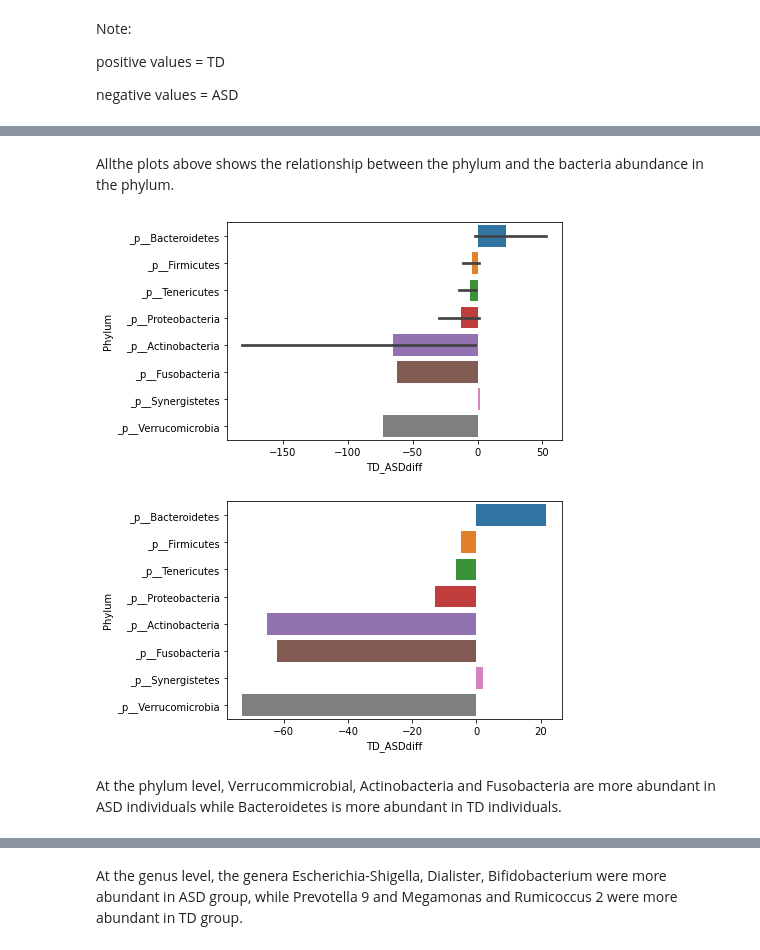
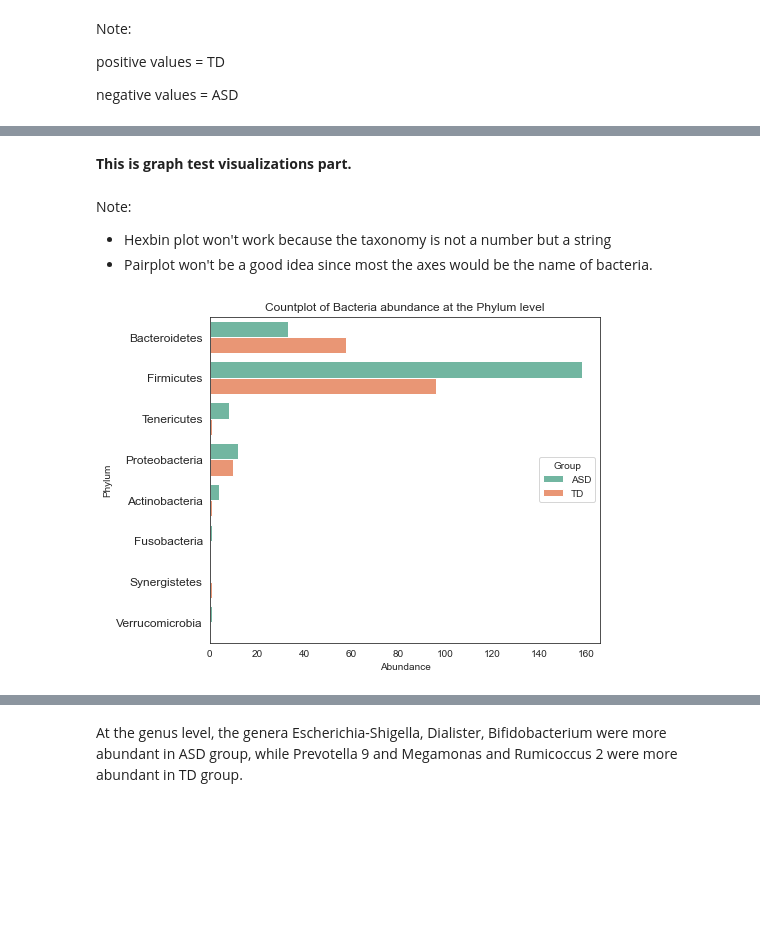
Before and after one commit to data301-2021-summer2/project-group45-project, a Jupyter notebook: analysis/Tara/milestone2/data_analysis.ipynb, the cells around one changed output, grey strips where cells are left out. Saved outputs shown, nothing was run; the diff lists cells and outputs as text; code cells hidden in the pictures; blank space fills up the shorter version.

```diff
--- a/analysis/Tara/milestone2/data_analysis.ipynb
+++ b/analysis/Tara/milestone2/data_analysis.ipynb
@@ -224,17 +136,2 @@ plt.show()
 # %% [markdown]
-Allthe plots above shows the relationship between the phylum and the bacteria abundance in the phylum.
+**This is graph test visualizations part.**
-# %%
-#plot showing the bacteria abundance in ASD and TD individuals at phylum.
-
-# with error bars
-sns.barplot(x='TD_ASDdiff', y='Phylum', data =df)
-plt.show()
-
-#without error bars
-sns.barplot(x='TD_ASDdiff', y='Phylum', data =df, ci=None)
-plt.show()
-# %% [output]
-[figure, removed]
-[figure, removed]
-# %% [markdown]
-At the phylum level, Verrucommicrobial, Actinobacteria and Fusobacteria are more abundant in ASD individuals while Bacteroidetes is more abundant in TD individuals.
@@ -240,0 +141,17 @@ At the phylum level, Verrucommicrobial, Actinobacteria and Fusobacteria are more
+# %% [markdown]
+Note:
+- Hexbin plot won't work because the taxonomy is not a number but a string
+- Pairplot won't be a good idea since most the axes would be the name of bacteria.
+# %%
+fig, ax = plt.subplots(figsize = (7, 6))
+
+pt1 = sns.countplot(y='Phylum', data=df, hue='Positive')
+ax.legend(title ="Group", labels= ['ASD','TD'])
+ax.set_title('Countplot of Bacteria abundance at the Phylum level')
+ax.set_xlabel('Abundance')
+ax.set_ylabel('Phylum')
+ax.yaxis.set_tick_params(labelsize='large')
+
+plt.show()
+# %% [output]
+[figure, added]
```
Also changed, not shown: parts of 58 cells of this notebook, 6 other files.
